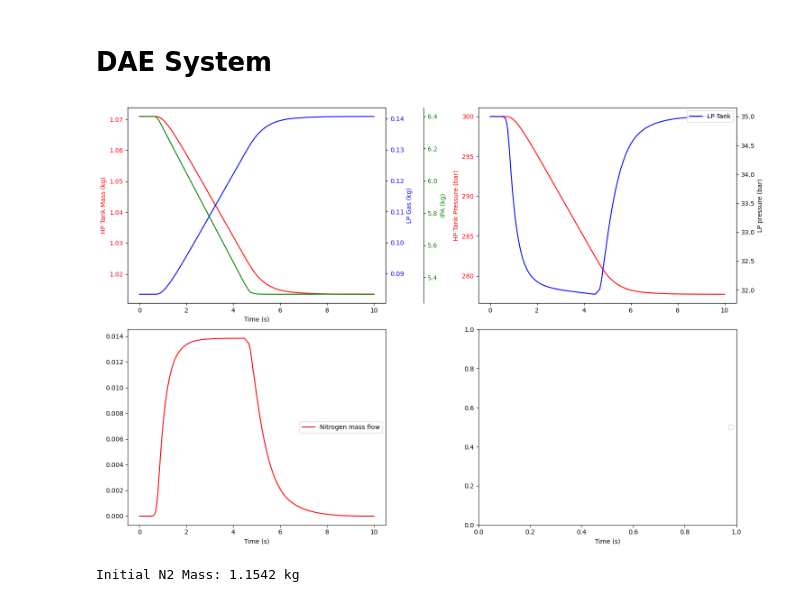
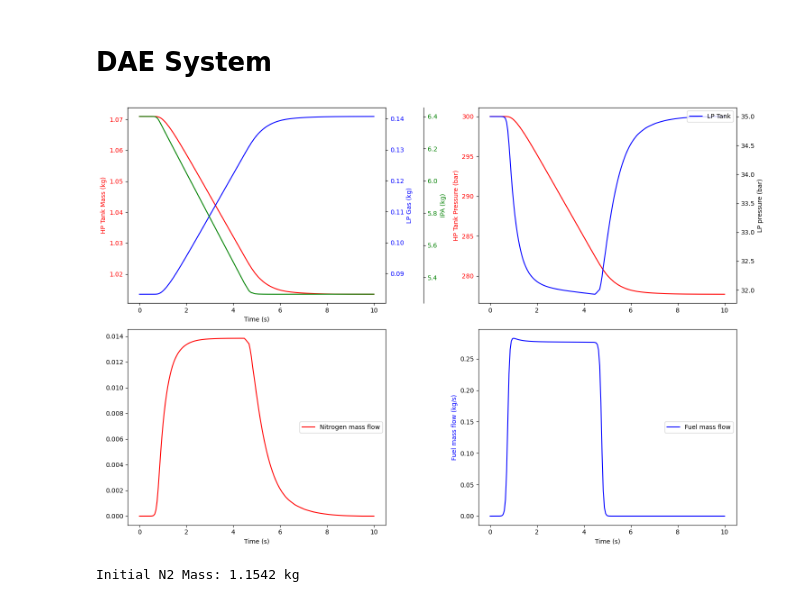
Before and after one commit to LpHiX/FYPTurbine, a Jupyter notebook: plumbingsim.ipynb, the cells around one changed output. Saved outputs shown, nothing was run; the diff lists cells and outputs as text; code cells hidden in the pictures.

```diff
--- a/plumbingsim.ipynb
+++ b/plumbingsim.ipynb
@@ -304,55 +304,36 @@ ax2.tick_params(axis='y', labelcolor='blue')
 
 ax3 = ax1.twinx()
 ax3.plot(t, m_3, label="IPA", color='green')
 ax3.tick_params(axis='y', labelcolor='g')
 ax3.set_ylabel('IPA (kg)', color='g')
 ax3.spines['right'].set_position(('outward', 60))
 
 ax4 = ax[0,1]
-#ax4.plot(solution.t, P_1 / 1e5, label="HP Tank", color='red')
-#ax5 = ax4.twinx()
 
 
 ax4.plot(solution.t, P_1 / 1e5, label="HP Gas", color='red')
 ax5 = ax4.twinx()
 ax4.set_ylabel('HP Tank Pressure (bar)', color='r')
 ax4.tick_params(axis='y', labelcolor='r')
 ax5.plot(solution.t, P_2 / 1e5, label="LP Tank", color='blue')
-# ax5.plot(solution.t, P_MechRegCheckValveIntermediete / 1e5, label="Post Reg", color='green')
 ax5.set_ylabel('LP pressure (bar)', color='black')
 ax5.tick_params(axis='y', labelcolor='black')
 ax5.legend(loc='upper right')
-#ax5.plot(solution.t, Kv_Mechreg(35e5 , P_2) * 0.01, label="LP Gas", color='green')
-#ax4.plot(solution.t, rho_2, label="LP Gas", color='blue')
-
-
-#ax6 = ax5.twinx()
-#ax6.plot(solution.t, solution.y[2], label="IPA", color='green')
-#ax6.spines['right'].set_position(('outward', 60))
 
 axb1 = ax[1,0]
-# axb1.plot(t,abs(mdot_1), label = "Nitrogen mass flow", color='red')
 axb1.plot(t, gasFlowrate(np.where(P_2 < 35e5, (35e5 - P_2) / 300 / 1e5, 0), P_1, P_2, T_1, N2), label = "Nitrogen mass flow", color='red')
-# flow1 = singleGasFlowrate(np.atleast_1d(np.where(P_MechRegCheckValveIntermediete < 35e5, (35e5-P_MechRegCheckValveIntermediete) / 300 / 1e5, 0)), P_1, P_MechRegCheckValveIntermediete, T_1, N2, False)
-# flow2 = singleGasFlowrate(valve_timing(t, 0.05, 3, 6, 0.5), P_MechRegCheckValveIntermediete, P_2, T_1, N2, [False, False])
-#flow3 = singleGasFlowrate(0.05, P_MechRegCheckValveIntermediete2, P_2, T_1, N2, [True, True])
-# axb1.plot(t, flow1, label = "Nitrogen mass flow", color='red')
-# axb1.plot(t, flow2, label = "Nitrogen mass flow", color='blue')
-#axb1.plot(t, flow3, label = "Nitrogen\mass flow", color='green')
 axb1.legend(loc='center right')
 axb1.set_xlabel('Time (s)')
-#axb1.set_ylabel('Nitrogen mass flow (kg/s)', color='r')
 
 axb2 = ax[1,1]
-# axb2.plot(t,valve_timing(t, 0.2, 1, 9, 0.5), label = "IPA Valve Kv", color='red')
-# axb2.plot(t,valve_timing(t, 0.05, 3, 6, 0.5), label = "Pressurization Valve Kv", color='green')
+axb2.plot(t,liquidFlowrate(valve_timing(t, maxKv=0.2, t_open=0.5, t_close=4.5, t_ramp=0.5), P_2, 1e5, IPA), label = "Fuel mass flow", color='b')
 axb2.set_xlabel('Time (s)')
-#axb2.set_ylabel('Fuel mass flow (kg/s)', color='b')
+axb2.set_ylabel('Fuel mass flow (kg/s)', color='b')
 axb2.legend(loc='center right')
 
 fig.tight_layout()
 # %% [output]
-[figure, old version]
+[figure, new version]
 # %%
 initial_n2_mass = m_1_0 + m_2_0
 print(f"Initial N2 Mass: {initial_n2_mass:.4f} kg")
```
